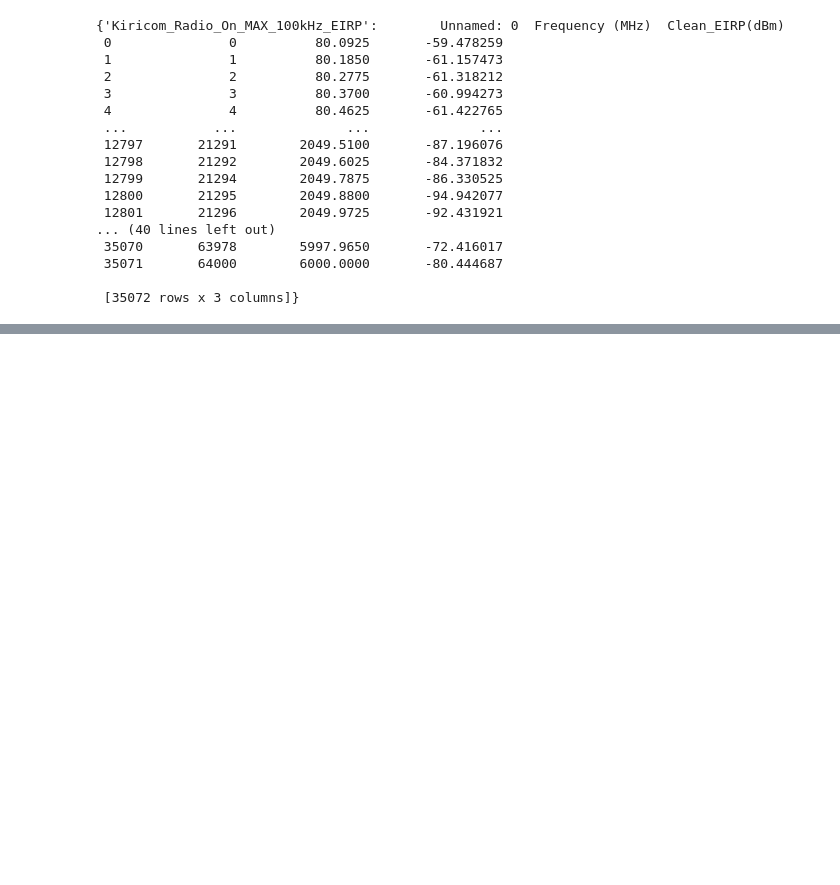
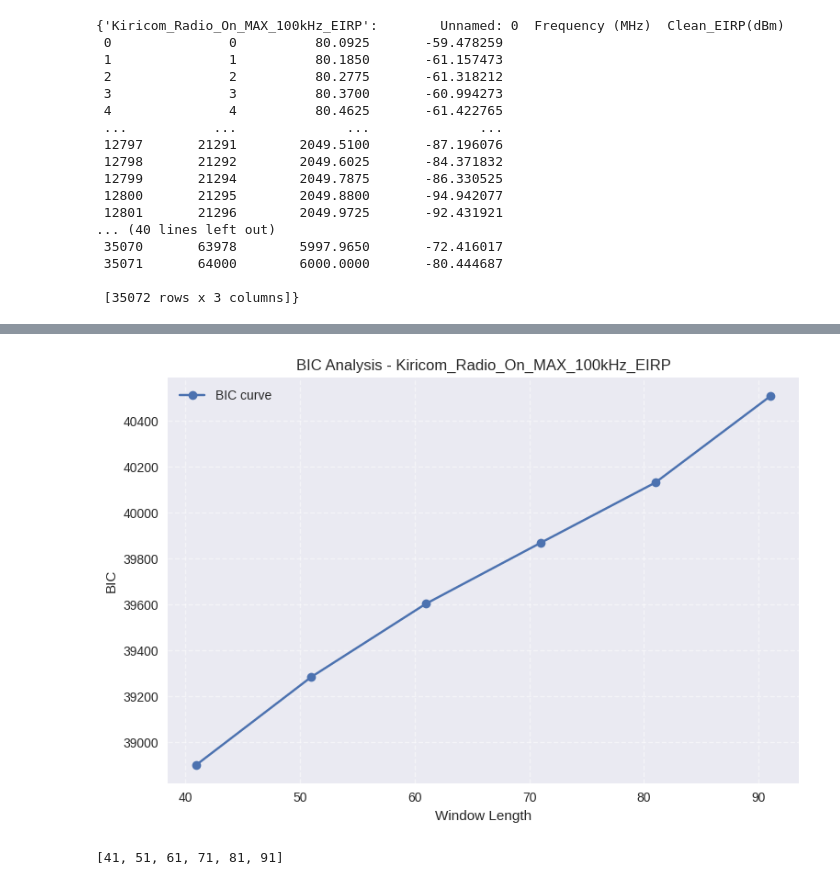
Before and after one commit to Garces01/My_MSc-Codes, a Jupyter notebook: Reas_Multiplefiles.ipynb, the cells around one changed output, grey strips where cells are left out. Cells and saved outputs as stored; diff of their text form; code cells hidden in the pictures; blank space fills up the shorter version.

```diff
--- a/Reas_Multiplefiles.ipynb
+++ b/Reas_Multiplefiles.ipynb
@@ -447,0 +578,61 @@ trend_sg
+# %%
+for instrument_name, df in dataframe_clean.items():
+
+    # Calculate the Bic for all window
+    bic_w, wind_s = calculate_bic_sg(df['Clean_EIRP(dBm)'], window_sizes)
+
+    # Step 4: Identify optimal window length
+    optimal_idx = np.argmin(bic_w)
+    optimal_window = wind_s[optimal_idx]
+
+
+    # Appy the filter with the optimal window
+    trend = savgol_filter(df['Clean_EIRP(dBm)'],polyorder=3, window_length=optimal_window)
+    detren = df['Clean_EIRP(dBm)']- trend
+
+
+    # Calculate the Bic for all window
+    bic_w, wind_s = calculate_bic_sg(df['Clean_EIRP(dBm)'], window_sizes)
+
+    # Step 4: Identify optimal window length
+    optimal_idx = np.argmin(bic_w)
+    optimal_window = wind_s[optimal_idx]
+
+
+    # Appy the filter with the optimal window
+    trend = savgol_filter(df['Clean_EIRP(dBm)'],polyorder=3, window_length=optimal_window)
+    detren = df['Clean_EIRP(dBm)']- trend
+
+
+
+
+    plt.plot(wind_s, bic_w, marker='o', label='BIC curve')
+    #plt.scatter(wind_s[optimal_idx], bic_w[optimal_idx], c='red', marker='o', s=100, label='The best window lenth is: '+str(optimal_window))
+    plt.xlabel('Window Length')
+    plt.ylabel('BIC')
+    plt.title(f'BIC Analysis - {instrument_name}')
+    plt.legend()
+    plt.grid(True, linestyle='--', alpha=0.5)
+    plt.tight_layout()
+    plt.show()
+
+    break
+
+
+        # plt.plot(wind_s, bic_w, marker='o', label='BIC curve')
+        # #plt.scatter(wind_s[optimal_idx], bic_w[optimal_idx], c='red', marker='o', s=100, label='The best window lenth is: '+str(optimal_window))
+        # plt.xlabel('Window Length')
+        # plt.ylabel('BIC')
+        # plt.title(f'BIC Analysis - {instrument_name}')
+        # plt.legend()
+        # plt.grid(True, linestyle='--', alpha=0.5)
+        # plt.tight_layout()
+        # plt.show()
+
+        # break
+# %% [output]
+[figure, added]
+# %%
+window_sizes
+# %% [output]
+[41, 51, 61, 71, 81, 91]
```
Also changed, not shown: parts of 12 cells of this notebook, 3 other files.
